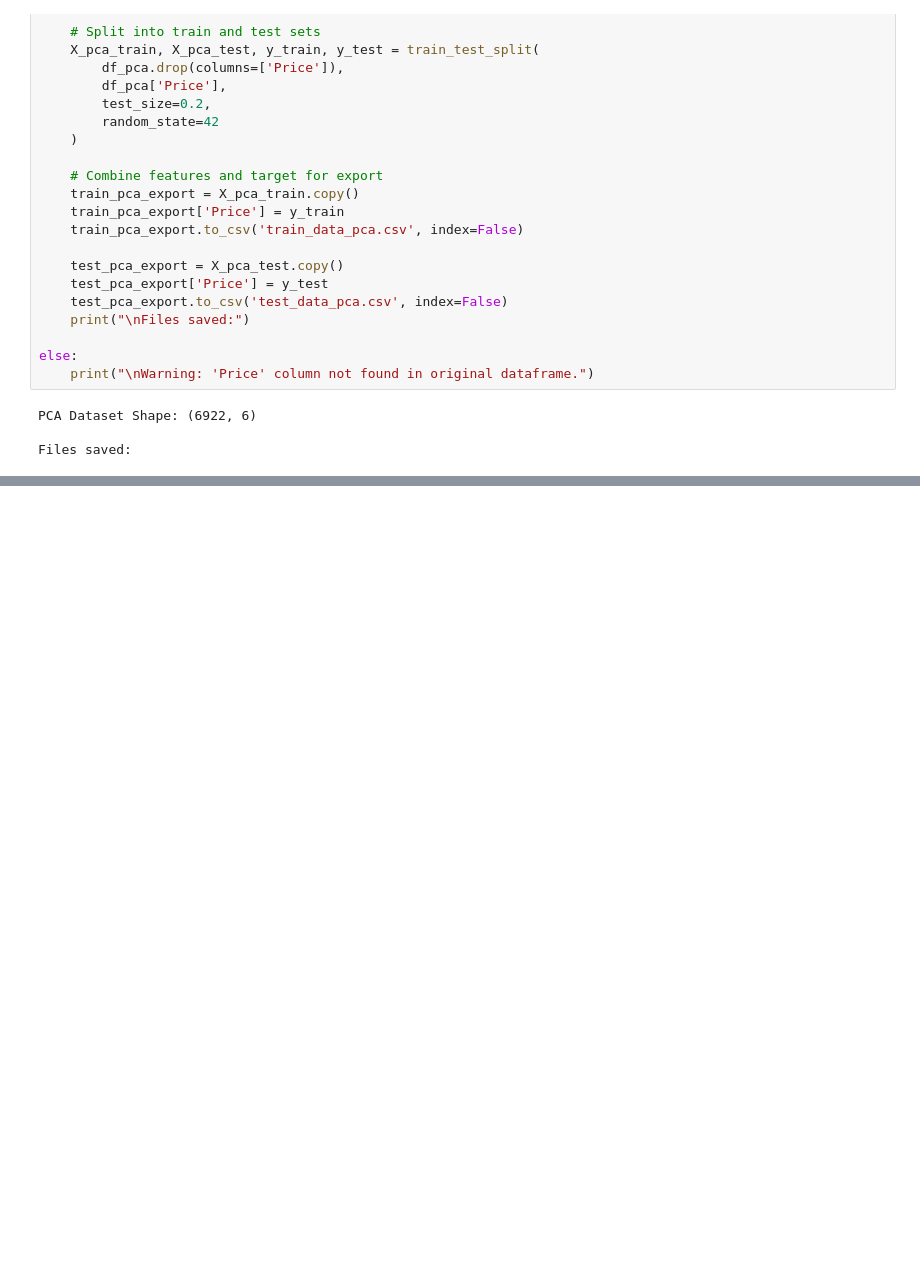
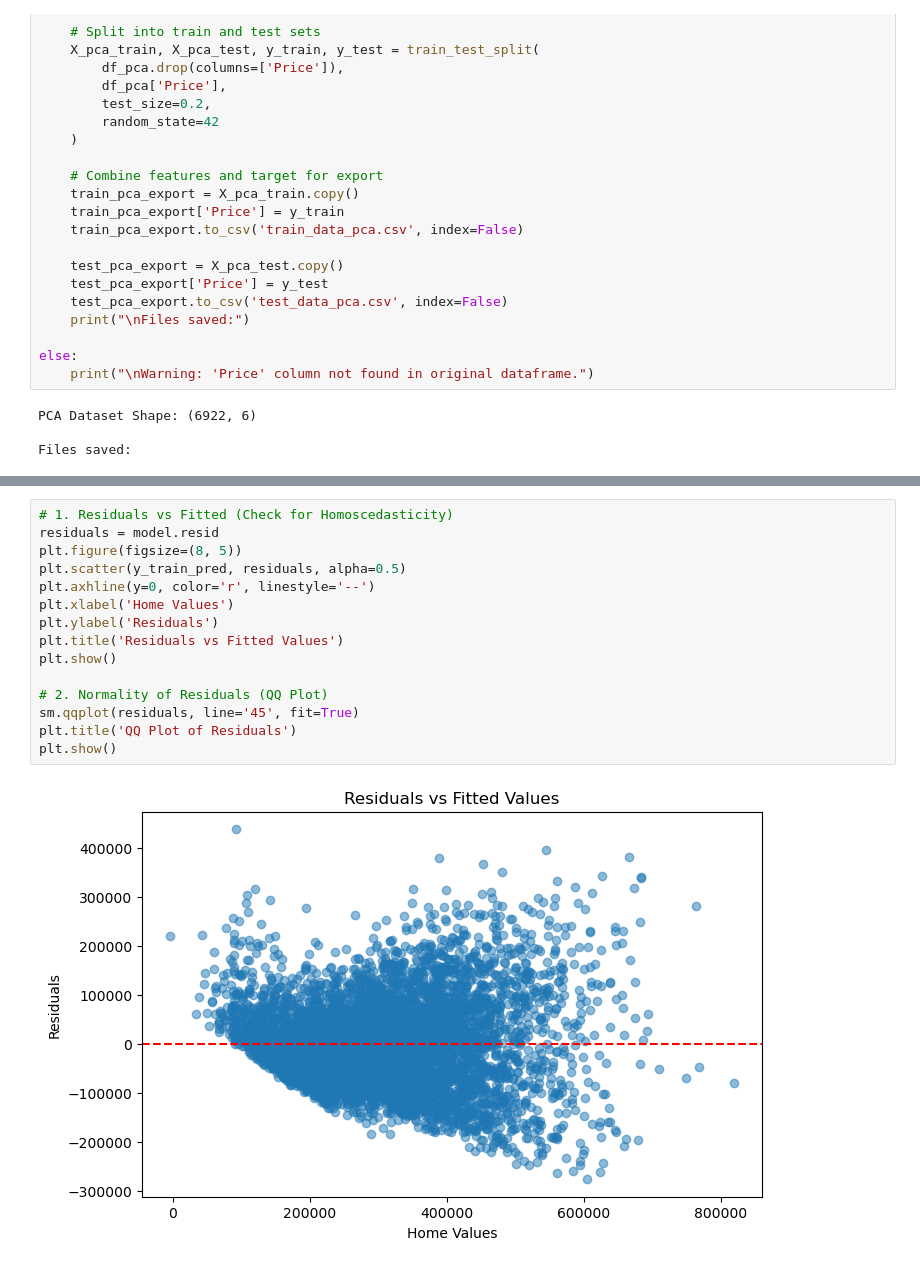
Before and after one commit to jdemuth17/D600, a Jupyter notebook: D600_task_3.ipynb, the cells around one changed output, grey strips where cells are left out. Drawn from its saved outputs; the diff is of its cells as text; blank space fills up the shorter version.

Commit message:
Added visuals for  Homoscedasticity and Normality.

```diff
--- a/D600_task_3.ipynb
+++ b/D600_task_3.ipynb
@@ -352,3 +350,20 @@ RMSE Test (No PC1):  $89,439.56
 
 MAPE Train (No PC1): 25.78%
 MAPE Test (No PC1):  26.13%
+# %%
+# 1. Residuals vs Fitted (Check for Homoscedasticity)
+residuals = model.resid
+plt.figure(figsize=(8, 5))
+plt.scatter(y_train_pred, residuals, alpha=0.5)
+plt.axhline(y=0, color='r', linestyle='--')
+plt.xlabel('Home Values')
+plt.ylabel('Residuals')
+plt.title('Residuals vs Fitted Values')
+plt.show()
+
+# 2. Normality of Residuals (QQ Plot)
+sm.qqplot(residuals, line='45', fit=True)
+plt.title('QQ Plot of Residuals')
+plt.show()
+# %% [output]
+[figure, added]
```
Also changed, not shown: parts of 6 cells of this notebook.
